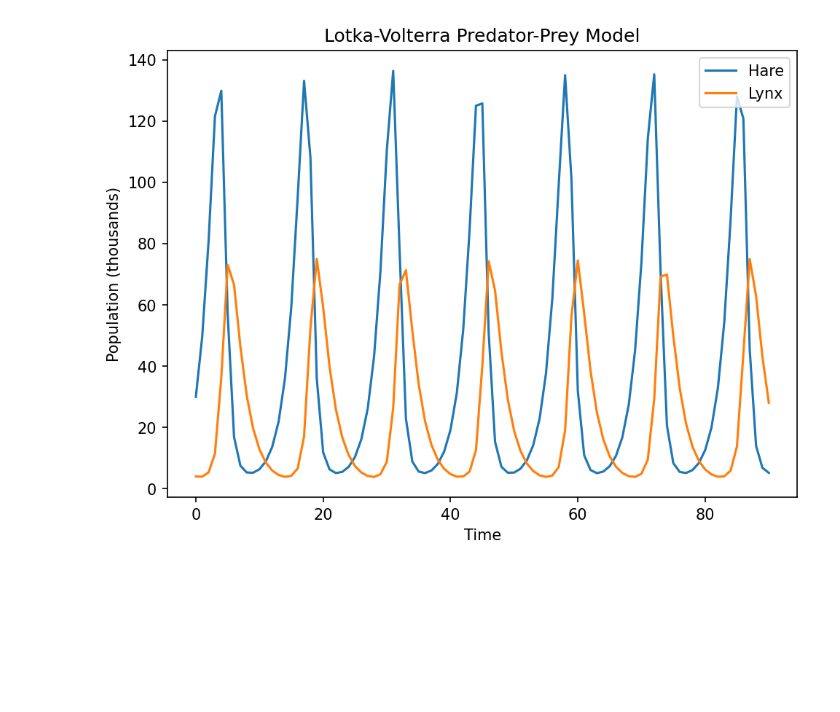
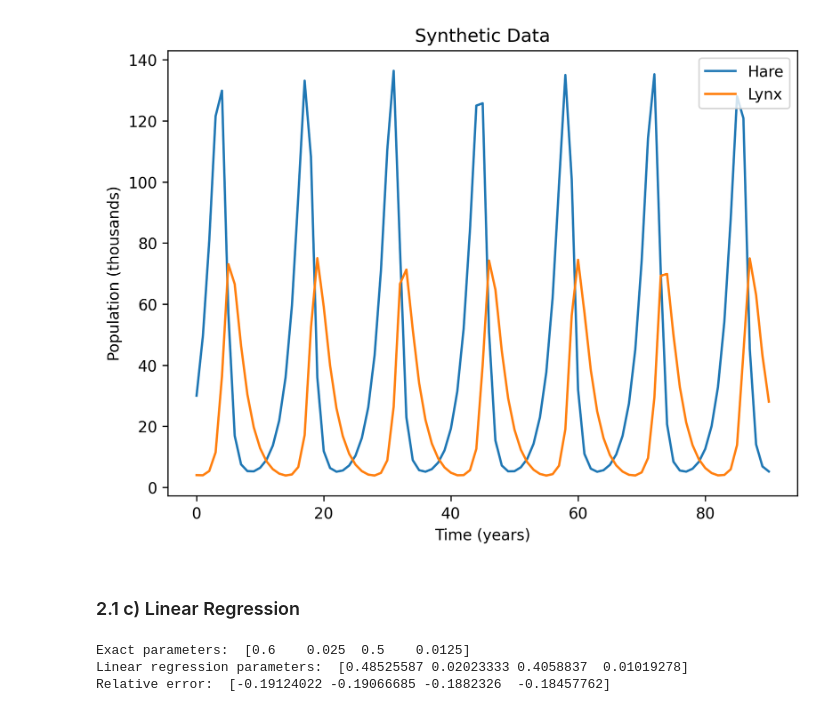
Before and after one commit to DanDan0101/PSI-Machine-Learning, a Jupyter notebook: Homework 2/HW 2.ipynb, the cells around one changed output. Saved outputs shown, nothing was run; the diff lists cells and outputs as text; code cells hidden in the pictures; blank space fills up the shorter version.

```diff
--- a/Homework 2/HW 2.ipynb
+++ b/Homework 2/HW 2.ipynb
@@ -13,18 +33,19 @@ Using cuda device
 # %%
-def LV_grad(_, v, params):
-    x, y = v
-    alpha, beta, gamma, delta = params
+# Lotka-Volterra gradient
+def grad(_, p, LV_params):
+    x, y = p
+    alpha, beta, gamma, delta = LV_params
     return np.array([x * (alpha - beta * y), y * (delta * x - gamma)])
 
-def LV_jac(_, v, params):
-    x, y = v
-    alpha, beta, gamma, delta = params
+# Jacobian
+def jac(_, p, LV_params):
+    x, y = p
+    alpha, beta, gamma, delta = LV_params
     return np.array([[alpha - beta * y, -beta * x], [delta * y, delta * x - gamma]])
 # %%
-params = np.array([0.6, 0.025, 0.5, 0.0125])
-t0 = 0
-tf = 90
-ts = np.arange(t0, tf + 1)
-v0 = np.array([30, 4])
+params_exact = np.array([0.6, 0.025, 0.5, 0.0125])
+t0, tf = (0, 90)
+t_exact = np.arange(t0, tf + 1)
+p0 = np.array([30, 4]) # Initial condition
 # %%
-LV_sol = solve_ivp(LV_grad, (t0, tf), v0, t_eval = ts, jac = LV_jac, args = (params,), method = "Radau", dense_output = True)
+p_exact = solve_ivp(grad, (t0, tf), p0, t_eval = t_exact, jac = jac, args = (params_exact,), method = "Radau", dense_output = True).y
@@ -34,11 +56,14 @@ train_y = torch.from_numpy(LV_sol.y.T).float().to(device)
 # %%
-plt.figure(dpi = 150, layout = "constrained")
-plt.plot(LV_sol.t, LV_sol.y[0], label = "Hare")
-plt.plot(LV_sol.t, LV_sol.y[1], label = "Lynx")
-plt.xlabel("Time")
+plt.figure(dpi = 300, layout = "constrained")
+plt.plot(t_exact, p_exact[0], label = "Hare")
+plt.plot(t_exact, p_exact[1], label = "Lynx")
+plt.xlabel("Time (years)")
 plt.ylabel("Population (thousands)")
-plt.title("Lotka-Volterra Predator-Prey Model")
+plt.title("Synthetic Data")
 plt.legend()
+plt.savefig("synthetic.pdf")
 plt.show()
 # %% [output]
-[figure, old version]
+[figure, new version]
+# %% [markdown]
+### 2.1 c) Linear Regression
@@ -44,0 +80,9 @@ plt.show()
+# %%
+params_lr = pinv(A_lr.T @ A_lr) @ A_lr.T @ b_lr
+print("Exact parameters: ", params_exact)
+print("Linear regression parameters: ", params_lr)
+print("Relative error: ", (params_lr - params_exact) / np.abs(params_exact))
+# %% [output]
+Exact parameters:  [0.6    0.025  0.5    0.0125]
+Linear regression parameters:  [0.48525587 0.02023333 0.4058837  0.01019278]
+Relative error:  [-0.19124022 -0.19066685 -0.1882326  -0.18457762]
```
Also changed, not shown: parts of 36 cells of this notebook.
